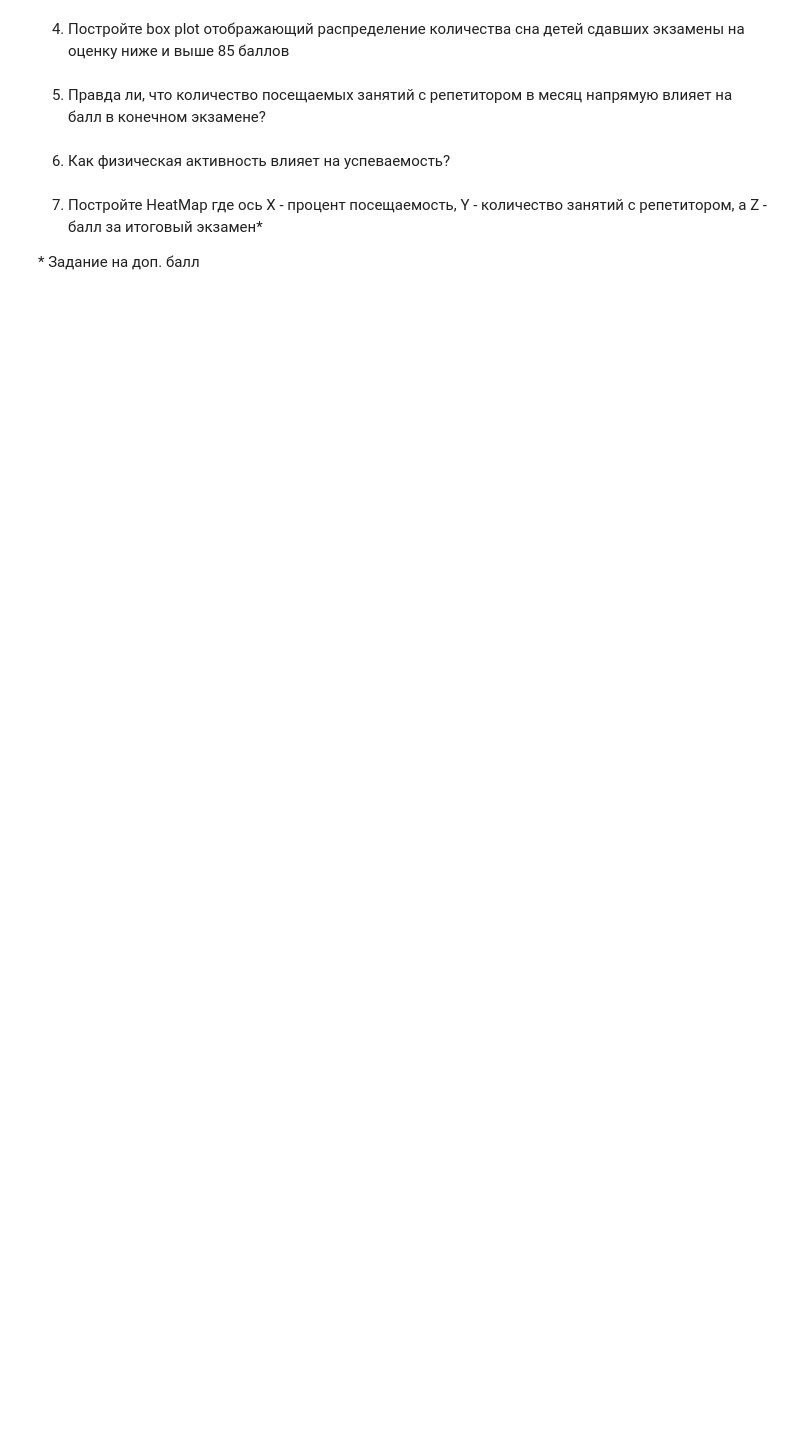
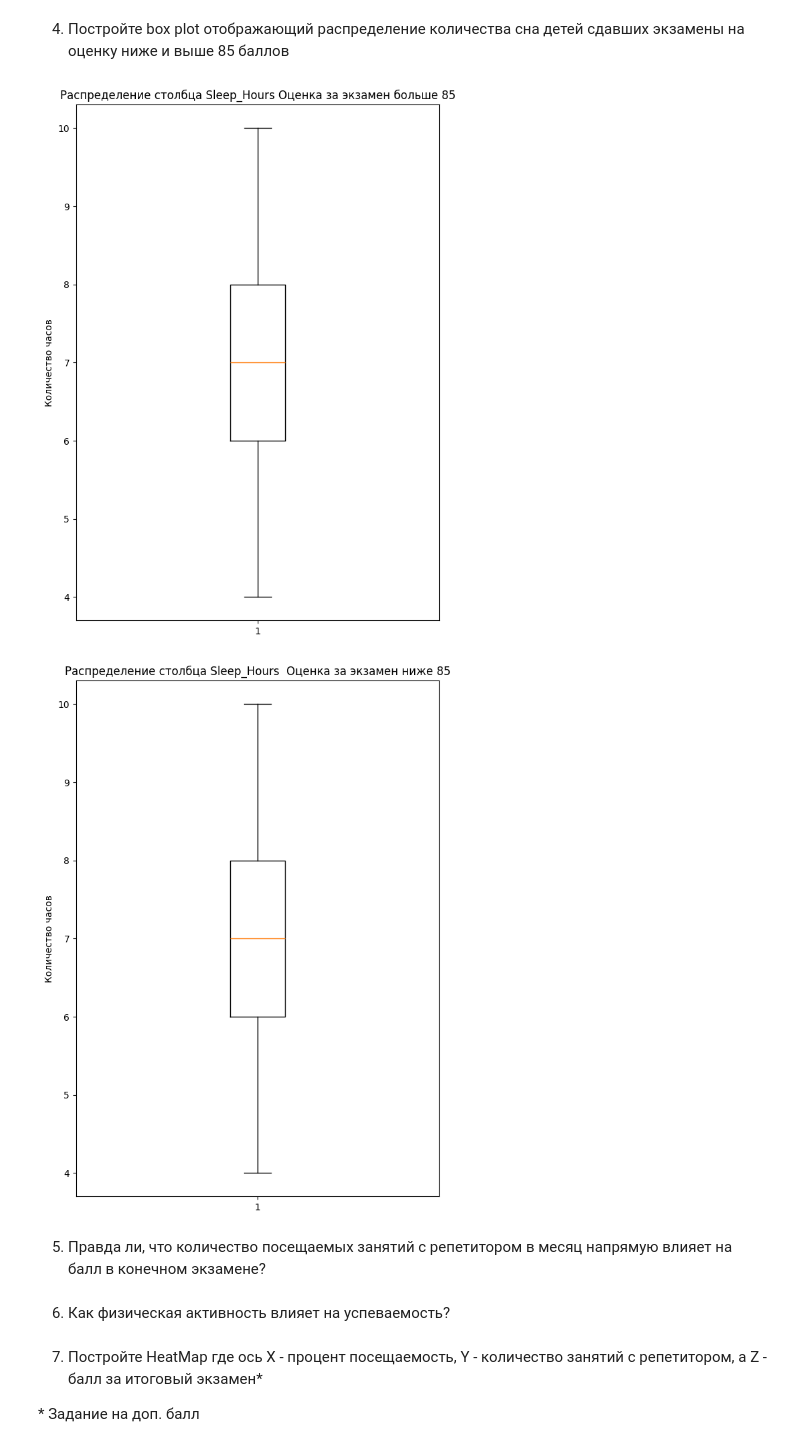
Before and after one commit to anxiousss/ML, a Jupyter notebook: hw1/Lab1-6.ipynb, the cells around one changed output. Saved outputs shown, nothing was run; the diff lists cells and outputs as text; code cells hidden in the pictures; blank space fills up the shorter version.

```diff
--- a/hw1/Lab1-6.ipynb
+++ b/hw1/Lab1-6.ipynb
@@ -208,5 +314,24 @@ import pandas as pd
 # %% [markdown]
 4. Постройте box plot отображающий распределение количества сна детей сдавших экзамены на оценку ниже и выше 85 баллов
+# %%
+df.dropna(subset=["Sleep_Hours"], inplace=True)
+
+marks = df["Exam_Score"]
+
+plt.figure(figsize=(7, 10))
+plt.boxplot(df[marks > 85]['Sleep_Hours'])
+plt.title('Распределение столбца Sleep_Hours Оценка за экзамен больше 85')
+plt.ylabel('Количество часов')
+plt.show()
+
+plt.figure(figsize=(7, 10))
+plt.boxplot(df[marks < 85]['Sleep_Hours'])
+plt.title('Распределение столбца Sleep_Hours  Оценка за экзамен ниже 85')
+plt.ylabel('Количество часов')
+plt.show()
+# %% [output]
+[figure, added]
+[figure, added]
 # %% [markdown]
 5. Правда ли, что количество посещаемых занятий с репетитором в месяц напрямую влияет на балл в конечном экзамене?
 # %% [markdown]
```
Also changed, not shown: parts of 17 cells of this notebook, 1 other file.
